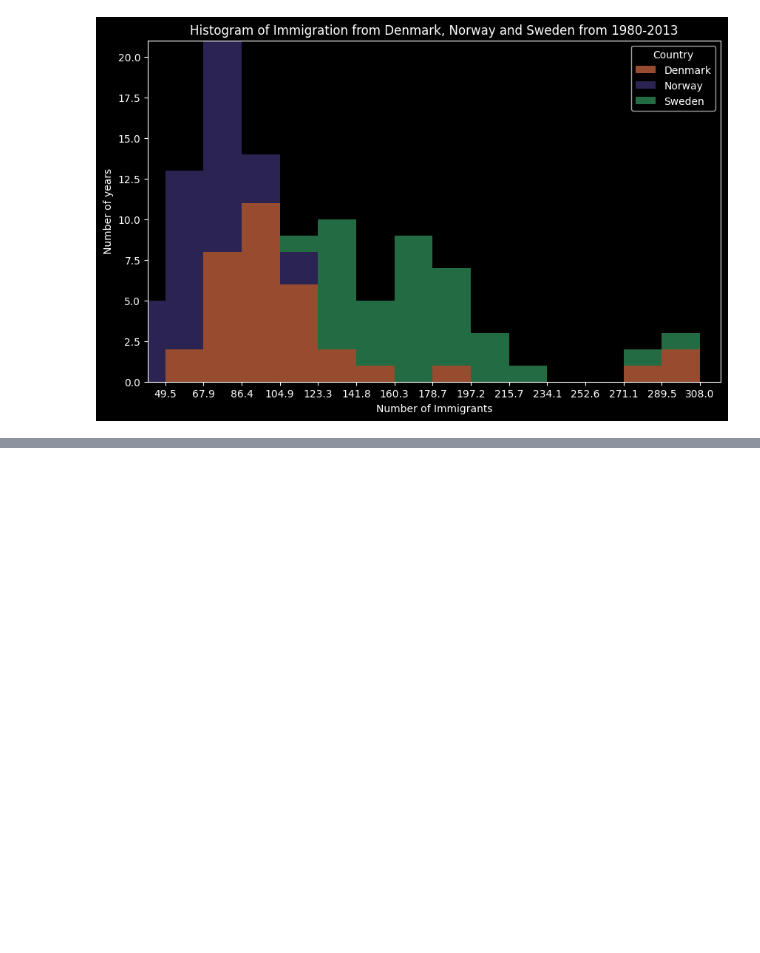
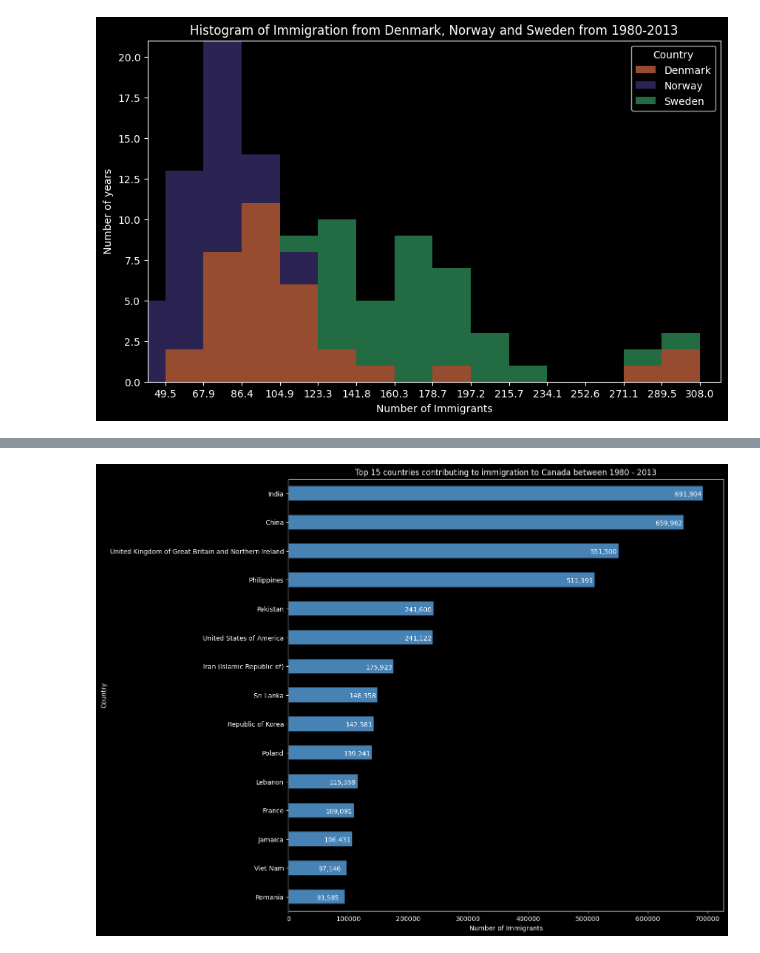
Before and after one commit to Mohwit/Data-Visualization, a Jupyter notebook: AreaPlot_Histogram_BarChart.ipynb, the cells around one changed output, grey strips where cells are left out. Saved outputs shown, nothing was run; the diff lists cells and outputs as text; code cells hidden in the pictures; blank space fills up the shorter version.

```diff
--- a/AreaPlot_Histogram_BarChart.ipynb
+++ b/AreaPlot_Histogram_BarChart.ipynb
@@ -441,0 +578,3 @@ Text(0.5, 0, 'Number of Immigrants')
+# %%
+df_top15 = df['Total'].tail(15)
+df_top15
@@ -441,0 +599,26 @@ Text(0.5, 0, 'Number of Immigrants')
+# %%
+#plotting the horizontal bar chart
+df_top15.plot(
+    kind= 'barh',
+    figsize= (12, 12),
+    color= 'steelblue'
+)
+
+plt.xlabel('Number of Immigrants')
+plt.title('Top 15 countries contributing to immigration to Canada between 1980 - 2013')
+
+#annotate value label to each country
+for index, value in enumerate(df_top15):
+    label = format(int(value), ',') #format int with commas
+
+    #place text at end of bar of bar
+    #subtracting 47000 from x, and 0.10 from y to make it fit within the bar
+    plt.annotate(
+        label,
+        xy= (value -47000, index - 0.10),
+        color= 'white'
+    )
+
+plt.show()
+# %% [output]
+[figure, added]
```
Also changed, not shown: parts of 13 cells of this notebook.
